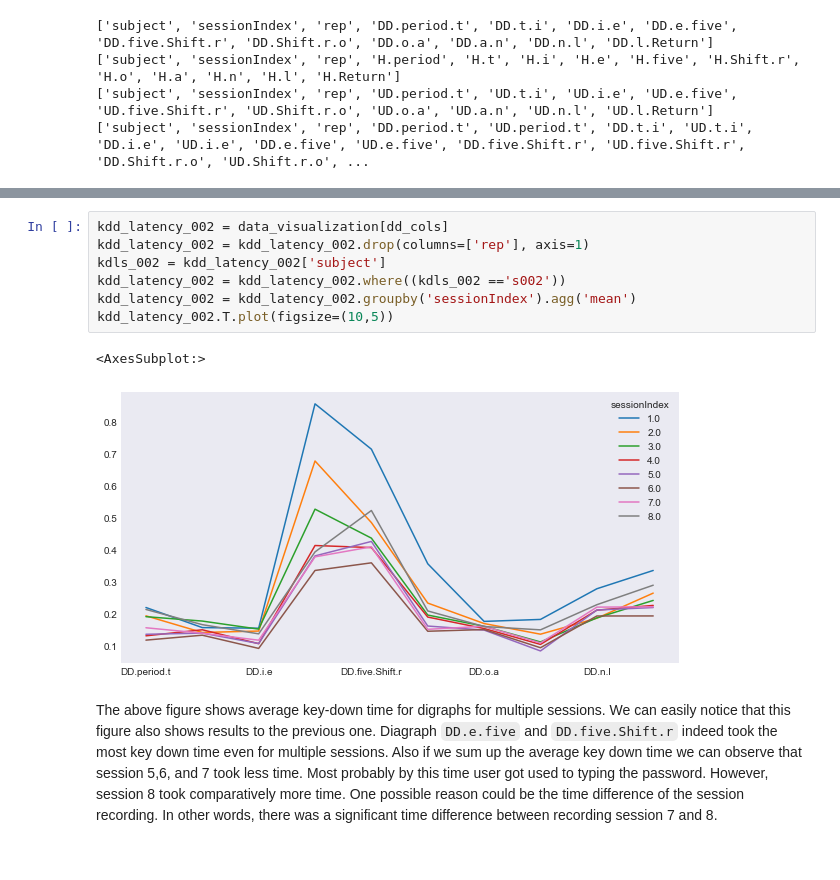
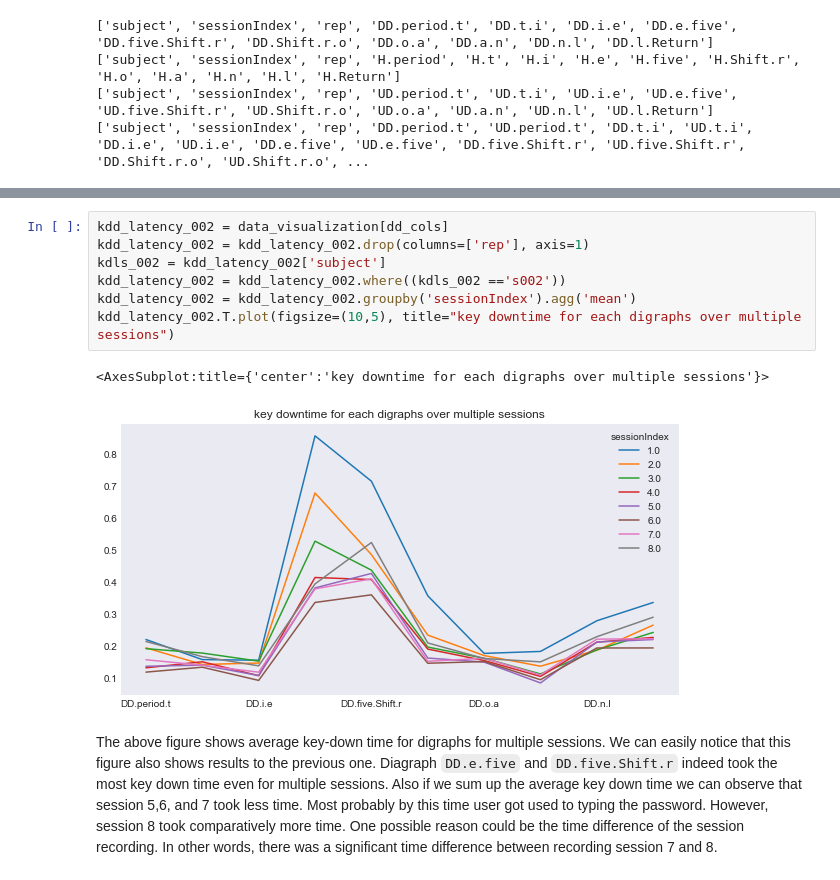
Before and after one commit to pritom007/keystroke, a Jupyter notebook: keystroke.ipynb, the cells around one changed output, grey strips where cells are left out. Saved outputs shown, nothing was run; the diff lists cells and outputs as text.

```diff
--- a/keystroke.ipynb
+++ b/keystroke.ipynb
@@ -102,13 +128,13 @@ The above figure shows key-down time changes for session 1 for each repetition.
 # %%
 kdd_latency_002 = data_visualization[dd_cols]
 kdd_latency_002 = kdd_latency_002.drop(columns=['rep'], axis=1)
 kdls_002 = kdd_latency_002['subject']
 kdd_latency_002 = kdd_latency_002.where((kdls_002 =='s002'))
 kdd_latency_002 = kdd_latency_002.groupby('sessionIndex').agg('mean')
-kdd_latency_002.T.plot(figsize=(10,5))
+kdd_latency_002.T.plot(figsize=(10,5), title="key downtime for each digraphs over multiple sessions")
 # %% [output]
-<AxesSubplot:>
+<AxesSubplot:title={'center':'key downtime for each digraphs over multiple sessions'}>
-[figure, old version]
+[figure, new version]
 # %% [markdown]
 The above figure shows average key-down time for digraphs for multiple sessions. We can easily notice that this figure also shows results to the previous one. Diagraph `DD.e.five` and `DD.five.Shift.r` indeed took the most key down time even for multiple sessions. Also if we sum up the average key down time we can observe that session 5,6, and 7 took less time. Most probably by this time user got used to typing the password. However, session 8 took comparatively more time. One possible reason could be the time difference of the session recording. In other words, there was a significant time difference between recording session 7 and 8.
 # %% [markdown]
```
Also changed, not shown: parts of 18 cells of this notebook.
